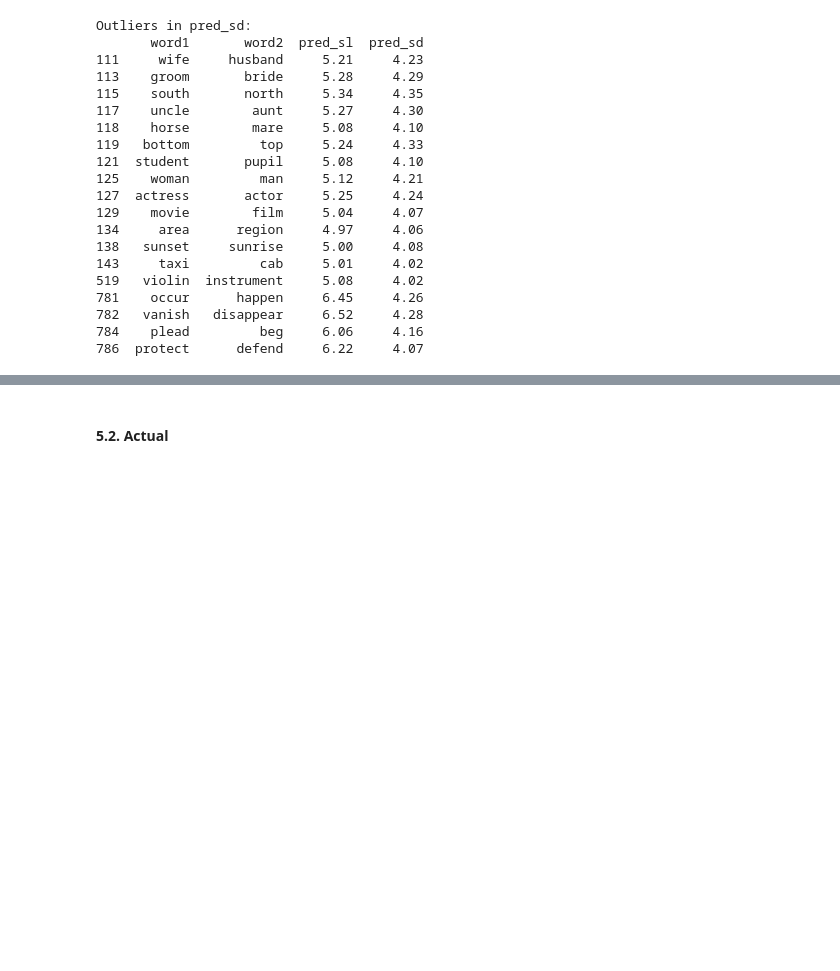
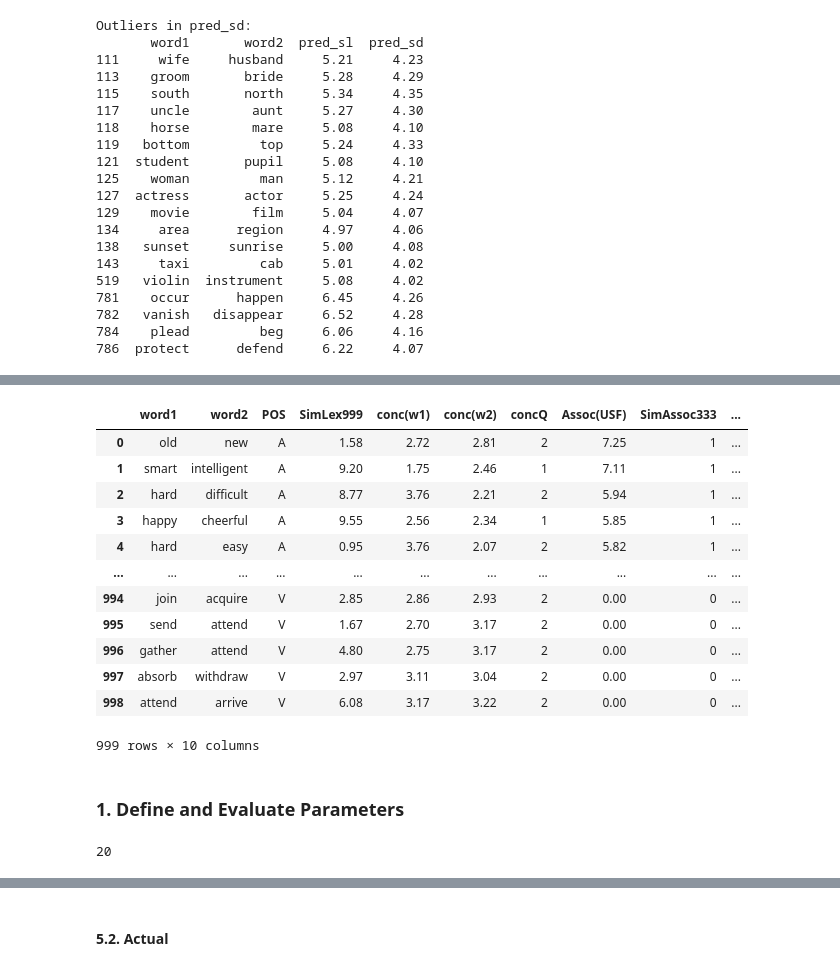
Before and after one commit to XanderSnelder/master-thesis, a Jupyter notebook: evaluation/en/f1.ipynb, the cells around one changed output, grey strips where cells are left out. Saved outputs shown, nothing was run; the diff lists cells and outputs as text; code cells hidden in the pictures; blank space fills up the shorter version.

```diff
--- a/evaluation/en/f1.ipynb
+++ b/evaluation/en/f1.ipynb
@@ -410,0 +425,6 @@ Outliers in pred_sd:
+# %%
+# Load dataframe
+en_simlex = pd.read_csv("../../../data/dataset/en-simlex-999.txt", delimiter='\t')
+
+# Convert to tuple
+tuples_list = list(zip(en_simlex['word1'], en_simlex['word2']))
@@ -410,0 +451,18 @@ Outliers in pred_sd:
+# %%
+en_simlex
+# %% [output]
+|  | word1 | word2 | POS | SimLex999 | conc(w1) | conc(w2) | concQ | Assoc(USF) | SimAssoc333 | ... |
+| 0 | old | new | A | 1.58 | 2.72 | 2.81 | 2 | 7.25 | 1 | ... |
+| 1 | smart | intelligent | A | 9.20 | 1.75 | 2.46 | 1 | 7.11 | 1 | ... |
+| 2 | hard | difficult | A | 8.77 | 3.76 | 2.21 | 2 | 5.94 | 1 | ... |
+| 3 | happy | cheerful | A | 9.55 | 2.56 | 2.34 | 1 | 5.85 | 1 | ... |
+| 4 | hard | easy | A | 0.95 | 3.76 | 2.07 | 2 | 5.82 | 1 | ... |
+| ... | ... | ... | ... | ... | ... | ... | ... | ... | ... | ... |
+| 994 | join | acquire | V | 2.85 | 2.86 | 2.93 | 2 | 0.00 | 0 | ... |
+| 995 | send | attend | V | 1.67 | 2.70 | 3.17 | 2 | 0.00 | 0 | ... |
+| 996 | gather | attend | V | 4.80 | 2.75 | 3.17 | 2 | 0.00 | 0 | ... |
+| 997 | absorb | withdraw | V | 2.97 | 3.11 | 3.04 | 2 | 0.00 | 0 | ... |
+| 998 | attend | arrive | V | 6.08 | 3.17 | 3.22 | 2 | 0.00 | 0 | ... |
+999 rows × 10 columns
+# %% [markdown]
+### **1. Define and Evaluate Parameters**
@@ -410,0 +488,8 @@ Outliers in pred_sd:
+# %%
+# Split the list
+chunks = split_into_n_lists(tuples_list, n_sublists)
+
+# Count the number of lists
+print(len(chunks))
+# %% [output]
+20
```
Also changed, not shown: parts of 16 cells of this notebook, 4 other files.
